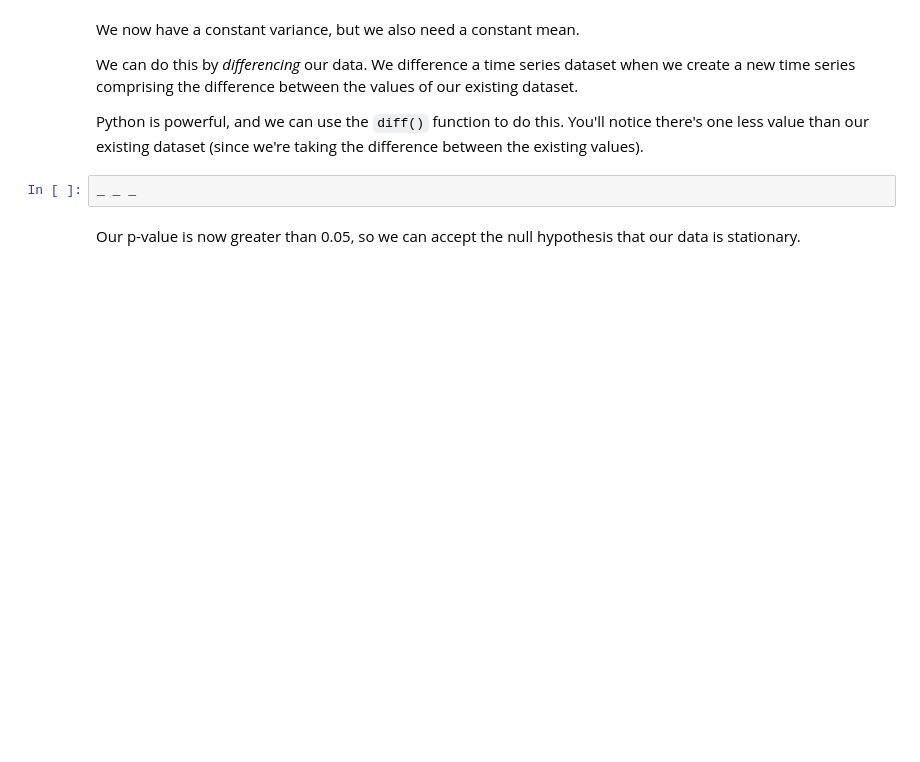
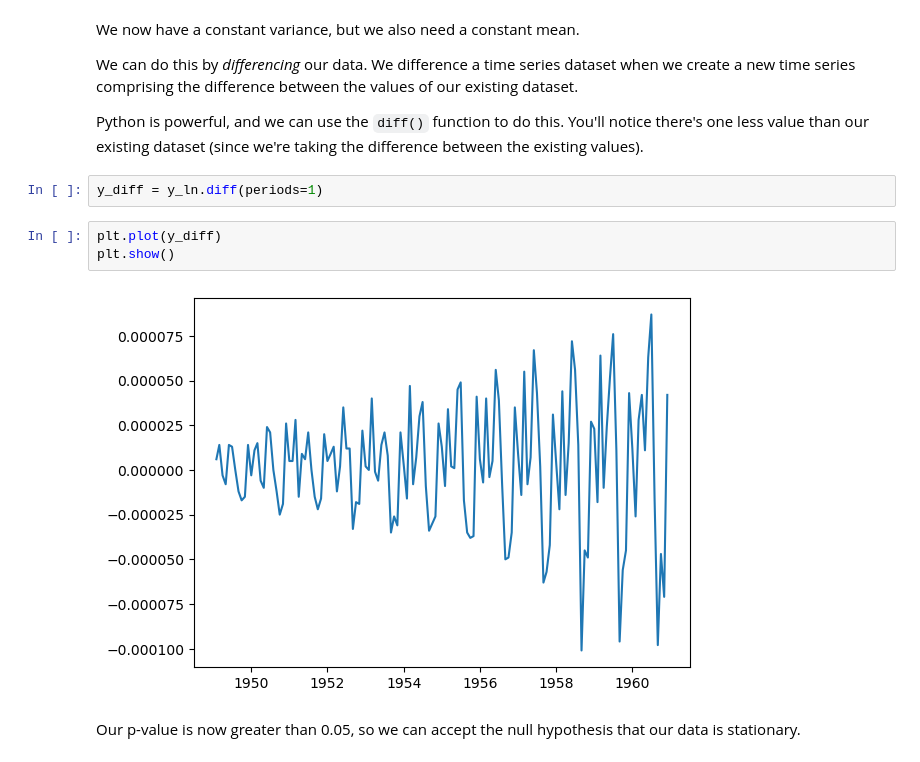
Before and after one commit to mdgarber/CowboyCig_CaseStudy, a Jupyter notebook: 1585014009_Cowboys_CigrettesCaseStudy/Cowboys&CigrettesCaseStudy/Cowboy Cigarettes Case Study - Tier 3.ipynb, the cells around one changed output. Cells and saved outputs as stored; diff of their text form; blank space fills up the shorter version.

```diff
--- a/1585014009_Cowboys_CigrettesCaseStudy/Cowboys&CigrettesCaseStudy/Cowboy Cigarettes Case Study - Tier 3.ipynb
+++ b/1585014009_Cowboys_CigrettesCaseStudy/Cowboys&CigrettesCaseStudy/Cowboy Cigarettes Case Study - Tier 3.ipynb
@@ -295,8 +314,13 @@ We now have a constant variance, but we also need a constant mean.
 We can do this by *differencing* our data. We difference a time series dataset when we create a new time series comprising the difference between the values of our existing dataset.
 
 Python is powerful, and we can use the `diff()` function to do this. You'll notice there's one less value than our existing dataset (since we're taking the difference between the existing values).
-# %%
-_ _ _
+# %%
+y_diff = y_ln.diff(periods=1)
+# %%
+plt.plot(y_diff)
+plt.show()
+# %% [output]
+[figure, added]
 # %% [markdown]
 Our p-value is now greater than 0.05, so we can accept the null hypothesis that our data is stationary.
 # %% [markdown]
```
Also changed, not shown: parts of 10 cells of this notebook.
